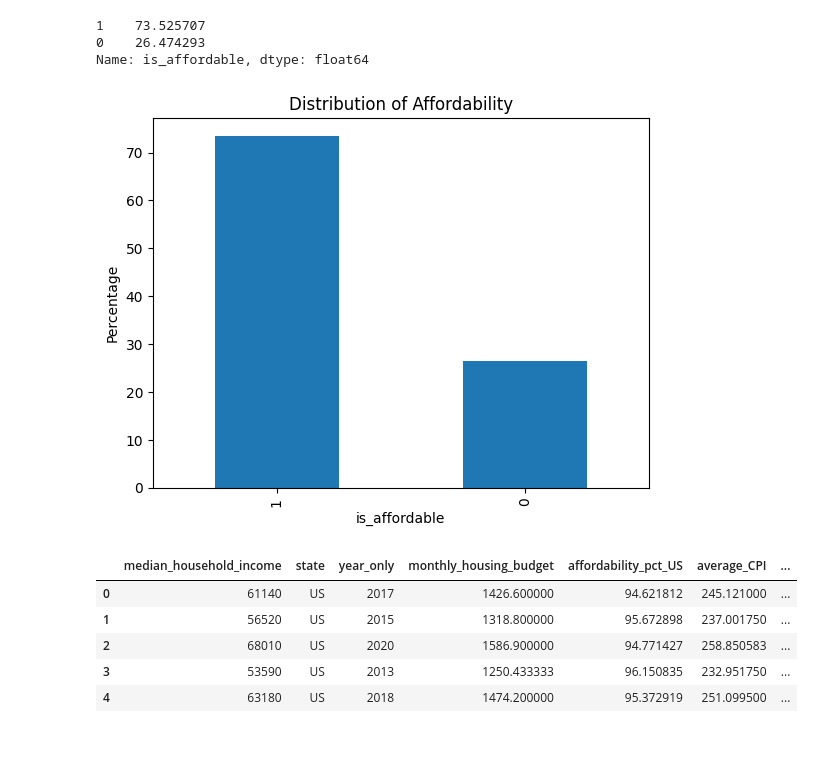
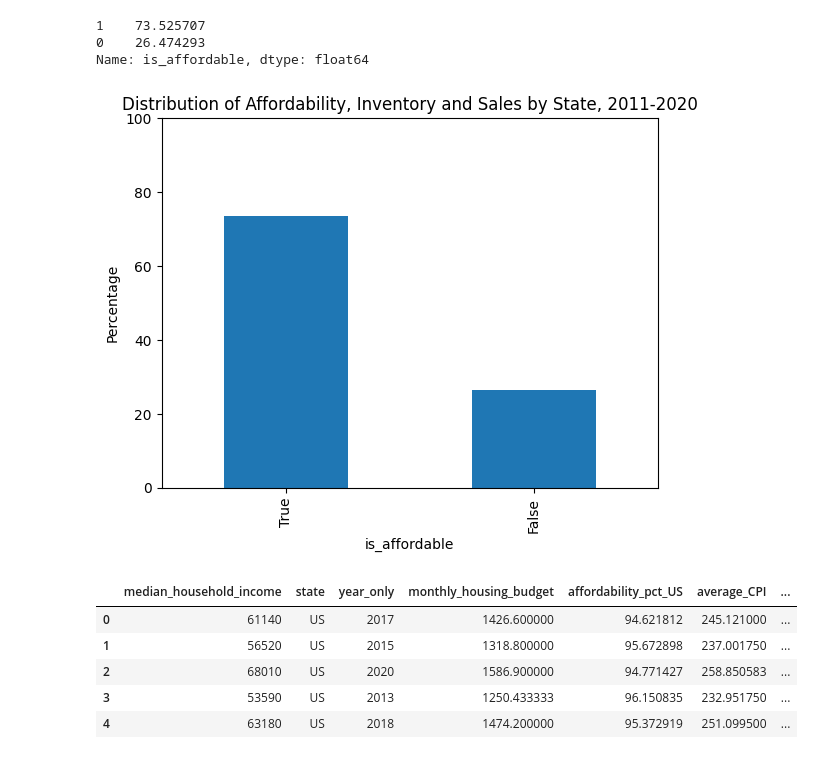
Before and after one commit to JessiPool/KaggleXProject, a Jupyter notebook: regressioninventory.ipynb, the cells around one changed output. Cells and saved outputs as stored; diff of their text form; code cells hidden in the pictures.

```diff
--- a/regressioninventory.ipynb
+++ b/regressioninventory.ipynb
@@ -277,17 +274,27 @@ print(distribution)
 1    73.525707
 0    26.474293
 Name: is_affordable, dtype: float64
-# %%
-affordability_percentage = dflog_stinv['is_affordable'].value_counts(normalize=True) * 100
-
-# Plot the distribution as percentages
-affordability_percentage.plot(kind='bar')
-plt.title('Distribution of Affordability')
-plt.xlabel('is_affordable')
-plt.ylabel('Percentage')
-plt.show()
-# %% [output]
-[figure, removed]
+# %%
+import pandas as pd
+import matplotlib.pyplot as plt
+
+# Assuming you have a DataFrame named dflog_stinv with a 'is_affordable' column
+
+# Count the occurrences of True and False in the 'is_affordable' column and calculate percentages
+affordability_counts = dflog_stinv['is_affordable'].value_counts(normalize=True) * 100
+
+# Replace 1 with True and 0 with False for the x-axis labels
+affordability_counts.index = ['True' if label == 1 else 'False' for label in affordability_counts.index]
+
+# Plot the distribution as percentages with y-axis ranging from 0 to 100
+affordability_counts.plot(kind='bar')
+plt.title('Distribution of Affordability, Inventory and Sales by State, 2011-2020')
+plt.xlabel('is_affordable')
+plt.ylabel('Percentage')
+plt.ylim(0, 100)  # Set the y-axis range from 0 to 100
+plt.show()
+# %% [output]
+[figure, added]
 # %%
 # ADABoost algorithm, df_usinv (inventory and sales, US aggregated data, percentage, 2011-2020)
 # %%
```
Also changed, not shown: parts of 6 cells of this notebook.
